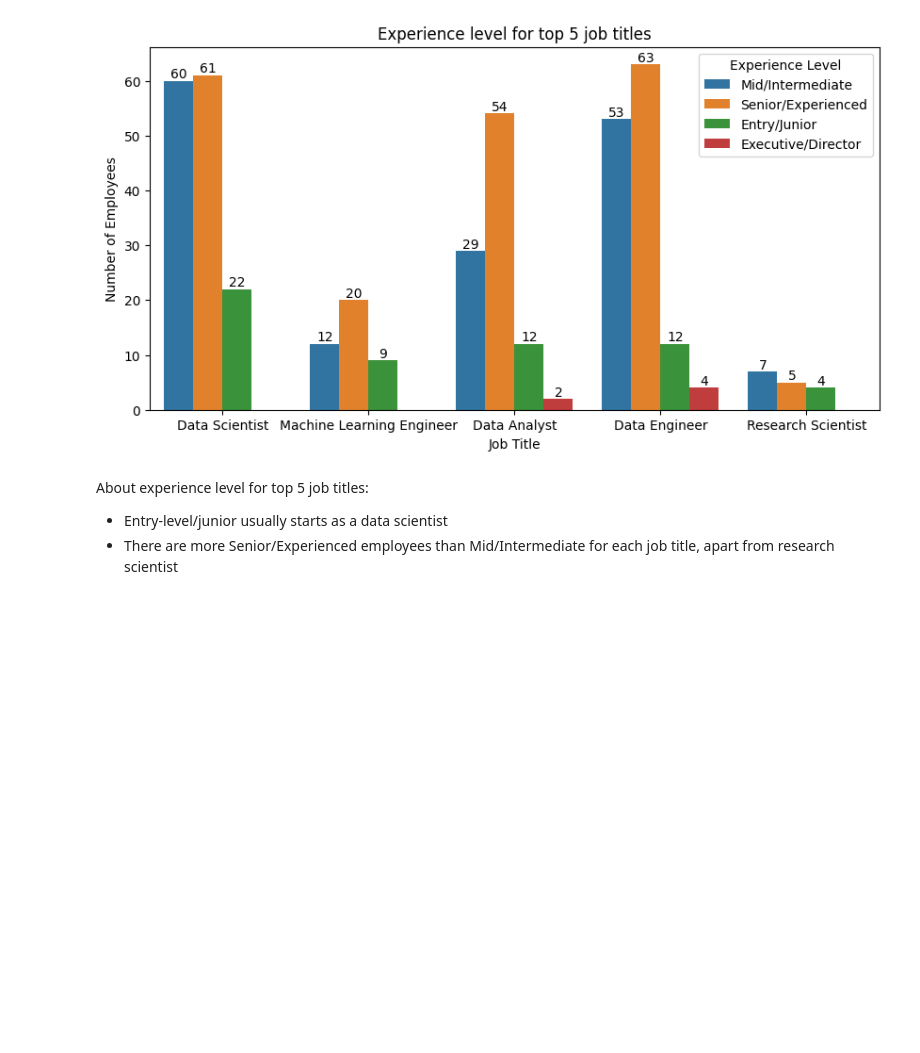
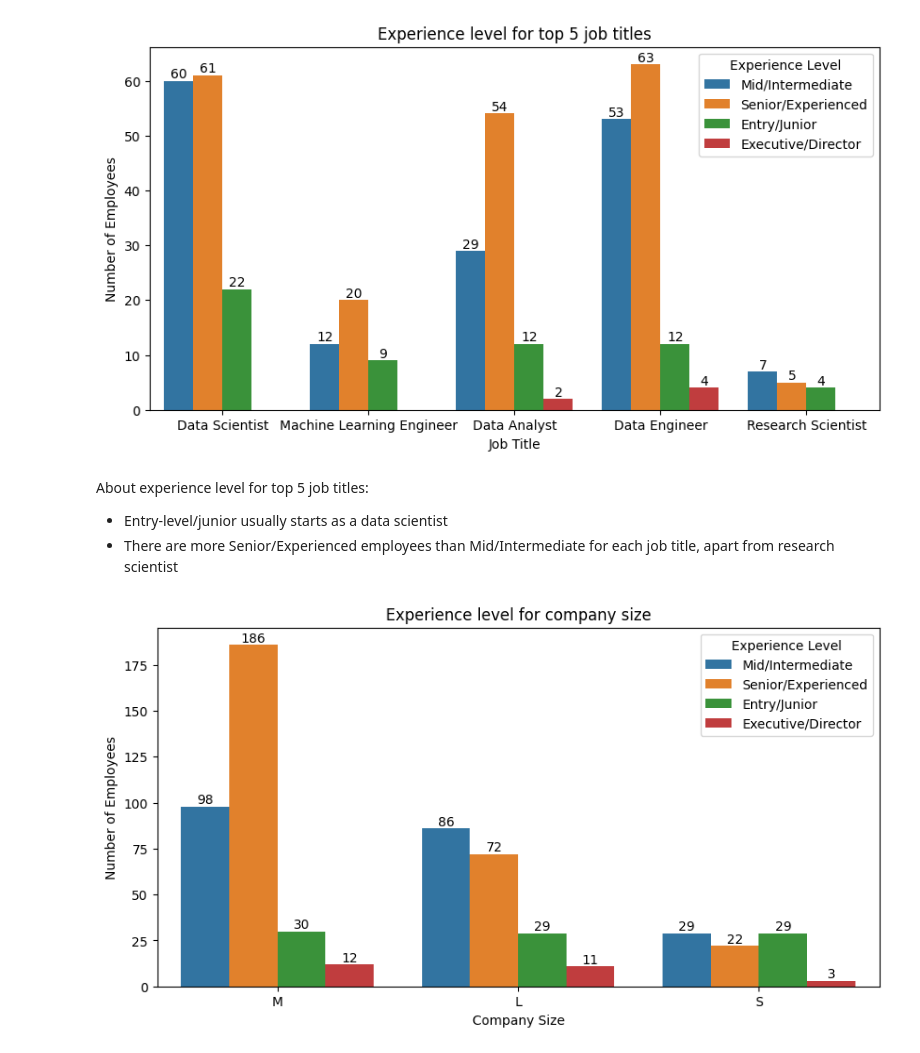
Before and after one commit to NacuAndrei/DataScience-JobSalaries, a Jupyter notebook: DataScienceSalaries.ipynb, the cells around one changed output. Drawn from its saved outputs; the diff is of its cells as text; code cells hidden in the pictures; blank space fills up the shorter version.

Commit message:
Analyzed experience level of employees for each company size

```diff
--- a/DataScienceSalaries.ipynb
+++ b/DataScienceSalaries.ipynb
@@ -440,3 +440,22 @@ plt.show()
 About experience level for top 5 job titles:
 - Entry-level/junior usually starts as a data scientist
 - There are more Senior/Experienced employees than Mid/Intermediate for each job title, apart from research scientist
+# %%
+company_size = df['company_size'].value_counts().index
+
+plt.figure(figsize=(10, 5))
+ax = sns.countplot(data=df, x='company_size', hue='experience_level', order=company_size)
+
+for bars in ax.containers:
+    ax.bar_label(bars)
+
+plt.xlabel('Company Size')
+plt.ylabel('Number of Employees')
+plt.title('Experience level for company size')
+
+legend_labels = ['Mid/Intermediate', 'Senior/Experienced', 'Entry/Junior', 'Executive/Director']
+plt.legend(title='Experience Level', labels=legend_labels)
+
+plt.show()
+# %% [output]
+[figure, added]
```
Also changed, not shown: parts of 1 cell of this notebook.
